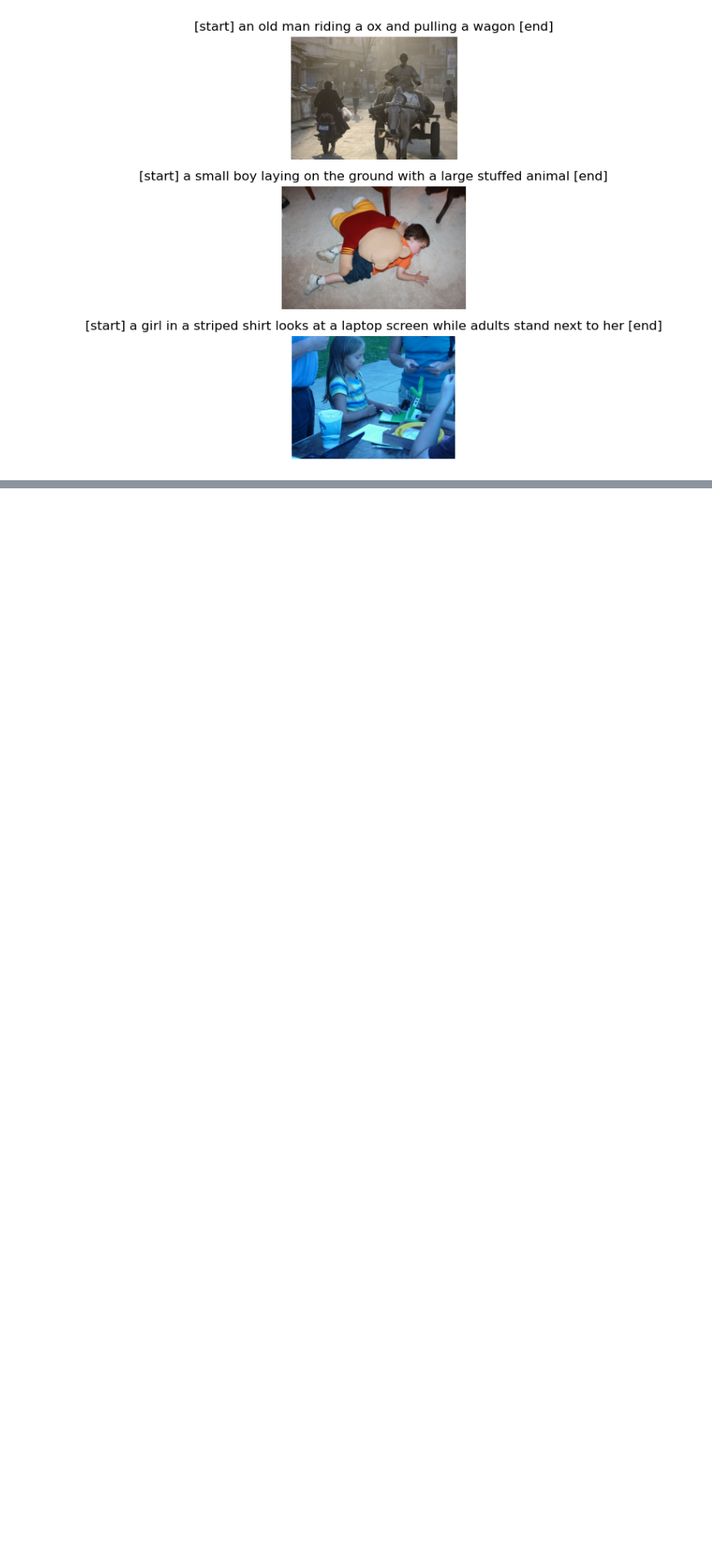
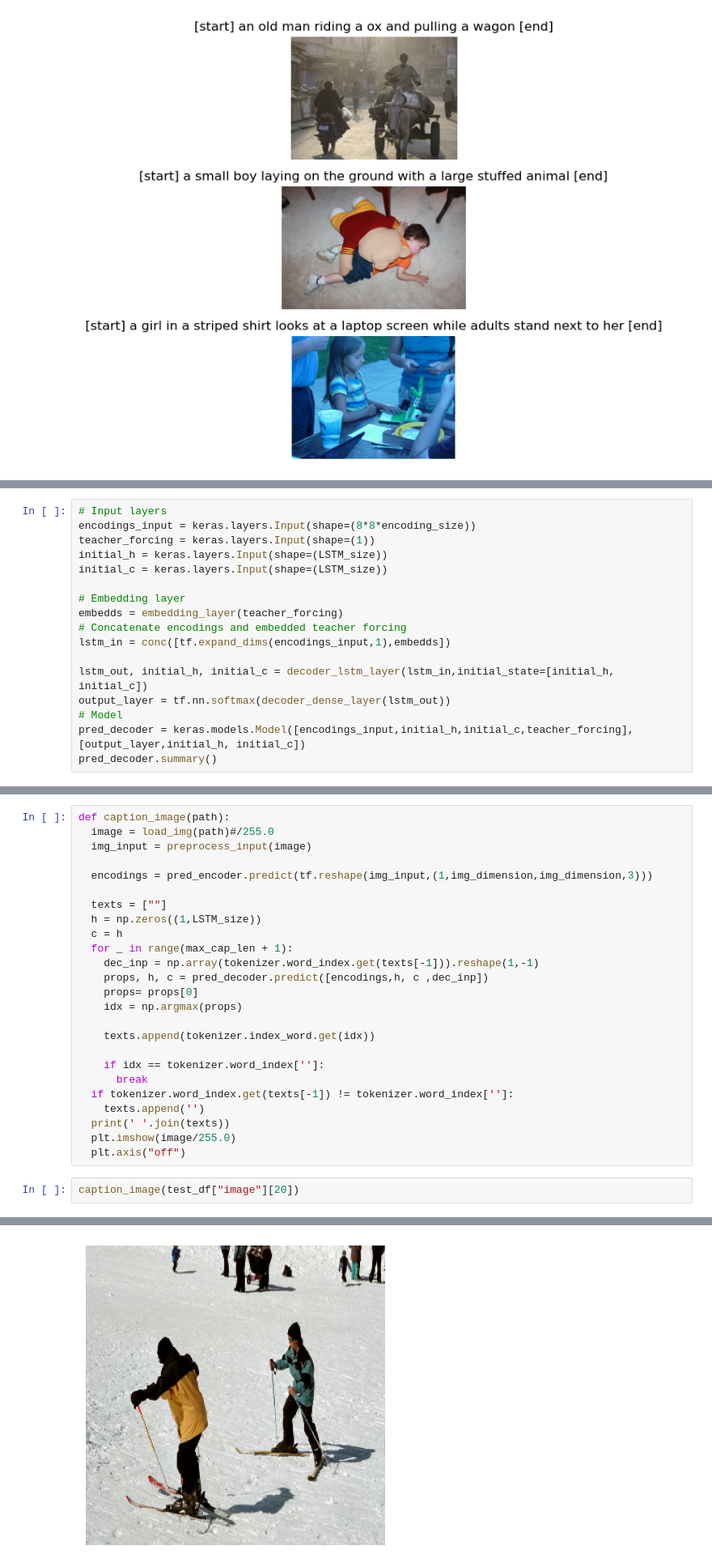
Before and after one commit to xiaodanlu/Deep-Learning-Project-Image-captioning, a Jupyter notebook: code/data_processing.ipynb, the cells around one changed output, grey strips where cells are left out. Shown at 81% size. Drawn from its saved outputs; the diff is of its cells as text; blank space fills up the shorter version.

```diff
--- a/code/data_processing.ipynb
+++ b/code/data_processing.ipynb
@@ -103,0 +383,17 @@ plt.show()
+# %%
+# Input layers
+encodings_input = keras.layers.Input(shape=(8*8*encoding_size))
+teacher_forcing = keras.layers.Input(shape=(1))
+initial_h = keras.layers.Input(shape=(LSTM_size))
+initial_c = keras.layers.Input(shape=(LSTM_size))
+
+# Embedding layer
+embedds = embedding_layer(teacher_forcing)
+# Concatenate encodings and embedded teacher forcing
+lstm_in = conc([tf.expand_dims(encodings_input,1),embedds])
+
+lstm_out, initial_h, initial_c = decoder_lstm_layer(lstm_in,initial_state=[initial_h, initial_c])
+output_layer = tf.nn.softmax(decoder_dense_layer(lstm_out))
+# Model
+pred_decoder = keras.models.Model([encodings_input,initial_h,initial_c,teacher_forcing],[output_layer,initial_h, initial_c])
+pred_decoder.summary()
@@ -103,0 +418,28 @@ plt.show()
+# %%
+def caption_image(path):
+  image = load_img(path)#/255.0
+  img_input = preprocess_input(image)
+
+  encodings = pred_encoder.predict(tf.reshape(img_input,(1,img_dimension,img_dimension,3)))
+
+  texts = [""]
+  h = np.zeros((1,LSTM_size))
+  c = h
+  for _ in range(max_cap_len + 1):
+    dec_inp = np.array(tokenizer.word_index.get(texts[-1])).reshape(1,-1)
+    props, h, c = pred_decoder.predict([encodings,h, c ,dec_inp])
+    props= props[0]
+    idx = np.argmax(props)
+
+    texts.append(tokenizer.index_word.get(idx))
+
+    if idx == tokenizer.word_index['']:
+      break
+  if tokenizer.word_index.get(texts[-1]) != tokenizer.word_index['']:
+    texts.append('')
+  print(' '.join(texts))
+  plt.imshow(image/255.0)
+  plt.axis("off")
+# %%
+caption_image(test_df["image"][20])
+# %% [output]
@@ -103,0 +464 @@ plt.show()
+[figure, added]
```
Also changed, not shown: parts of 30 cells of this notebook.
